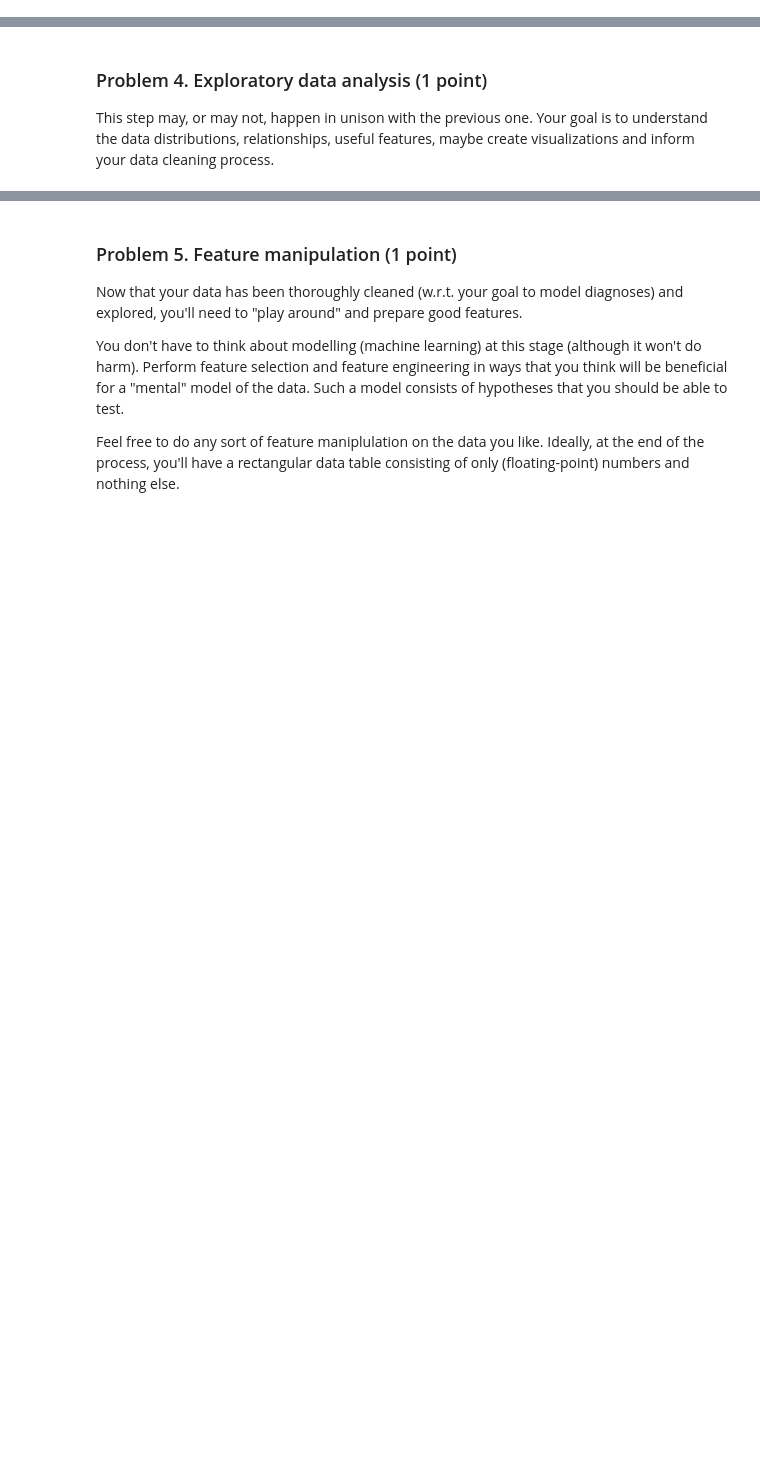
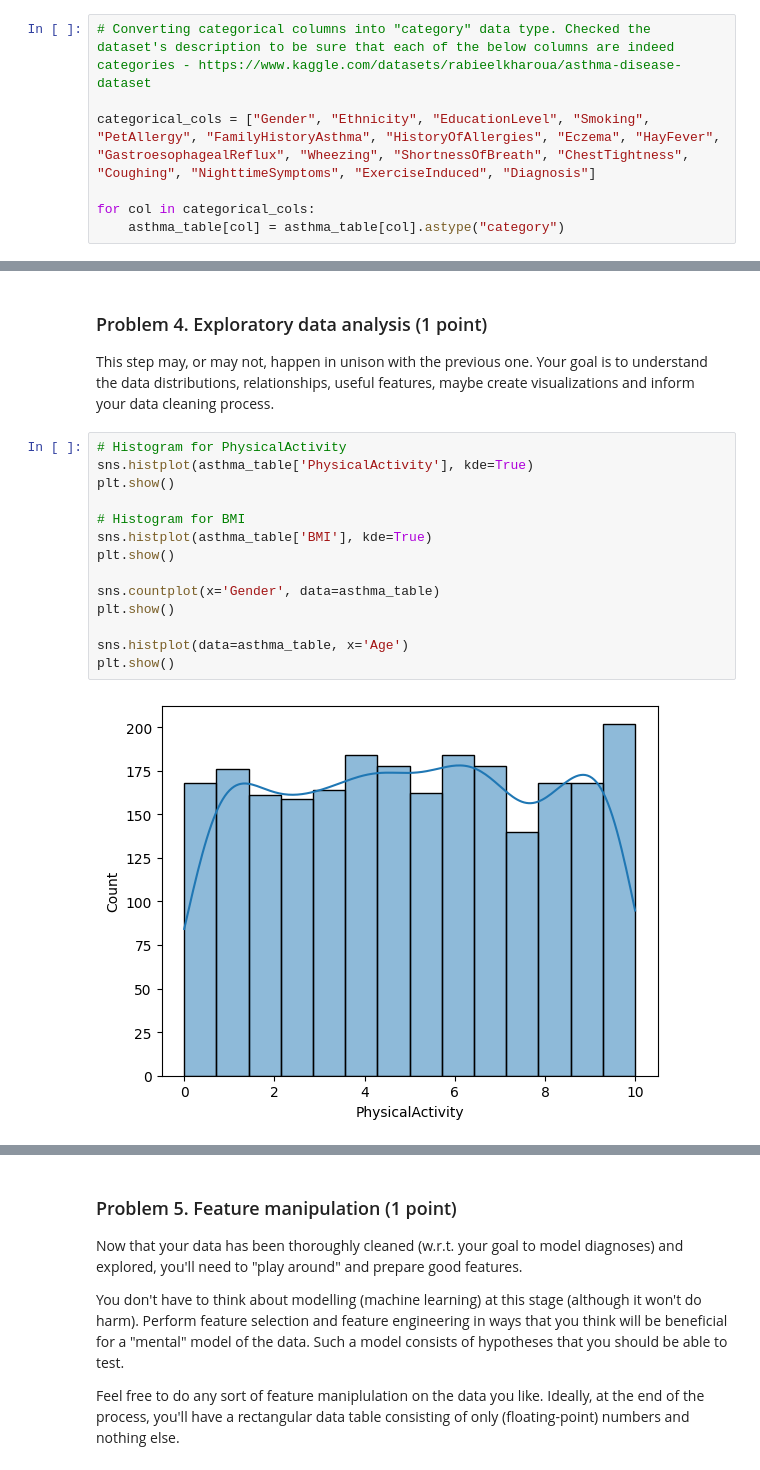
Before and after one commit to mitkodimitrof1422/asthma-disease-analysis, a Jupyter notebook: notebooks/DS Project Archiecture Lab.ipynb, the cells around one changed output, grey strips where cells are left out. Cells and saved outputs as stored; diff of their text form; blank space fills up the shorter version.

```diff
--- a/notebooks/DS Project Archiecture Lab.ipynb
+++ b/notebooks/DS Project Archiecture Lab.ipynb
@@ -51,3 +79,10 @@ In an appropriate notebook, load the data. Ensure its validity and start your ED
 This should be self-explanatory. In an appropriate notebook (probably different than your previous one), explore different ways to clean and preprocess the dataset.
 
 This is still part of your research. That is, don't be afraid to _try out different approaches to the same problem_. E.g., if you have a lot of missing values, you may not know right away how to handle them. Experimenting with several approaches will give you a better indication what works well for your data and goals.
+# %%
+# Converting categorical columns into "category" data type. Checked the dataset's description to be sure that each of the below columns are indeed categories - https://www.kaggle.com/datasets/rabieelkharoua/asthma-disease-dataset
+
+categorical_cols = ["Gender", "Ethnicity", "EducationLevel", "Smoking", "PetAllergy", "FamilyHistoryAsthma", "HistoryOfAllergies", "Eczema", "HayFever", "GastroesophagealReflux", "Wheezing", "ShortnessOfBreath", "ChestTightness", "Coughing", "NighttimeSymptoms", "ExerciseInduced", "Diagnosis"]
+
+for col in categorical_cols:
+    asthma_table[col] = asthma_table[col].astype("category")
@@ -54,3 +109,19 @@ This is still part of your research. That is, don't be afraid to _try out differ
 # %% [markdown]
 ### Problem 4. Exploratory data analysis (1 point)
 This step may, or may not, happen in unison with the previous one. Your goal is to understand the data distributions, relationships, useful features, maybe create visualizations and inform your data cleaning process.
+# %%
+# Histogram for PhysicalActivity
+sns.histplot(asthma_table['PhysicalActivity'], kde=True)
+plt.show()
+
+# Histogram for BMI
+sns.histplot(asthma_table['BMI'], kde=True)
+plt.show()
+
+sns.countplot(x='Gender', data=asthma_table)
+plt.show()
+
+sns.histplot(data=asthma_table, x='Age')
+plt.show()
+# %% [output]
+[figure, added]
```
Also changed, not shown: parts of 13 cells of this notebook, 1 other file.
